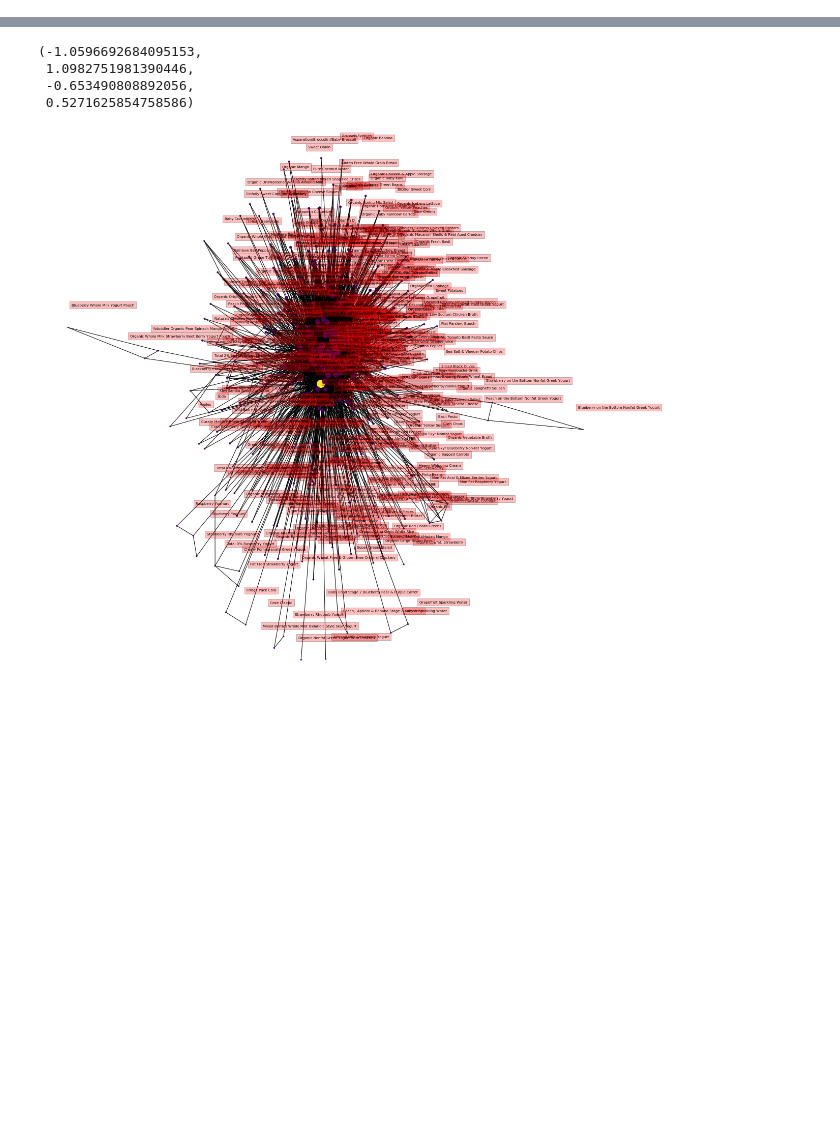
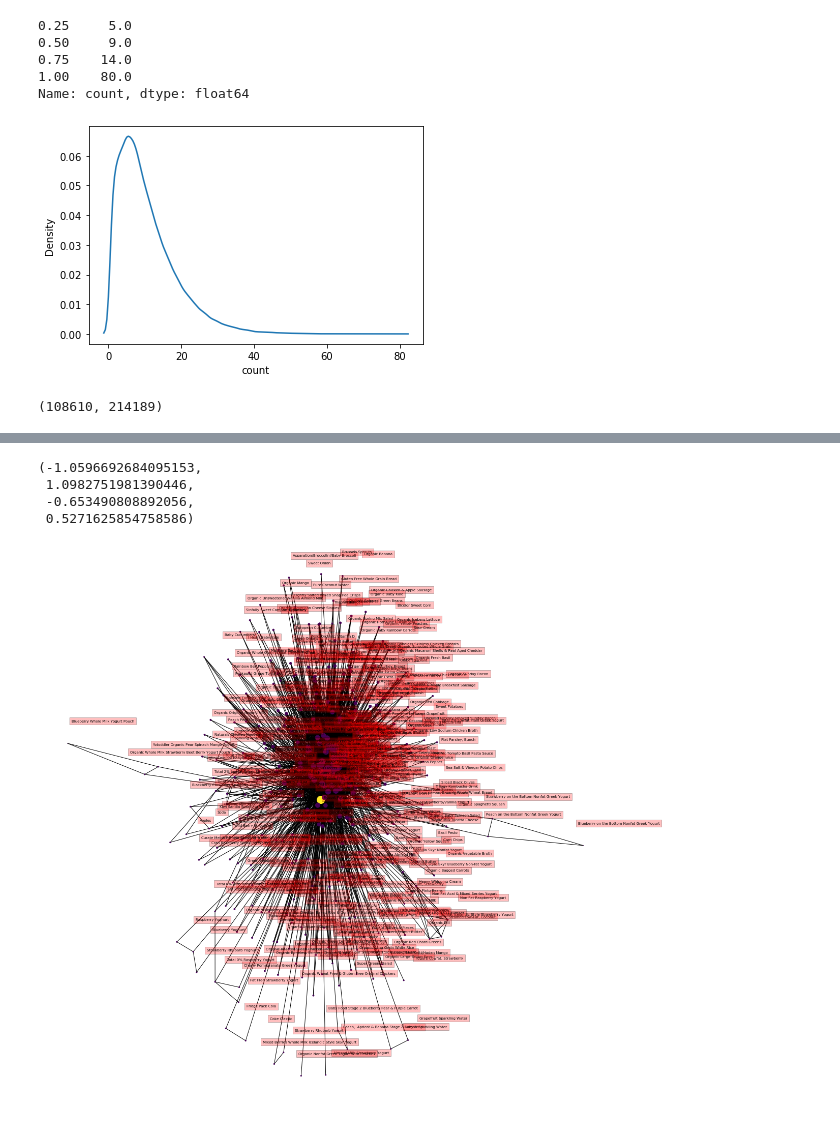
Before and after one commit to NeilSinclair/GroceryNetwork, a Jupyter notebook: Basket Network Analysis.ipynb, the cells around one changed output, grey strips where cells are left out. Drawn from its saved outputs; the diff is of its cells as text; code cells hidden in the pictures; blank space fills up the shorter version.

```diff
--- a/Basket Network Analysis.ipynb
+++ b/Basket Network Analysis.ipynb
@@ -31,0 +55,19 @@ len(order_ids)
+# %%
+# Take a look at the distribution of order counts
+counts = orders.groupby('order_id').count()
+counts.rename(columns = {'product_id':'count'}, inplace = True)
+# sns.kdeplot(data = counts, x = 'count')
+# # Get a look at the quartile distribution
+print(counts['count'].quantile([0.25,0.5,0.75,1]))
+counts.reset_index(inplace = True)
+# Only keep the order ids for the top 50% of orders
+order_ids_Q1 = counts.order_id[counts['count'] <= 5]
+order_ids_Q2  = counts.order_id[(counts['count'] <= 9) & (counts['count'] > 5)]
+# counts.head()
+# %% [output]
+0.25     5.0
+0.50     9.0
+0.75    14.0
+1.00    80.0
+Name: count, dtype: float64
+[figure, added]
@@ -36,3 +85,7 @@ orders_small = orders_small.merge(products.loc[:, ['product_id', 'product_name']
+# %%
+len(orders_small), len(orders_large)
+# %% [output]
+(108610, 214189)
 # %%
 # with open('reduced_orders.pickle', 'wb') as f:
 #     pickle.dump(orders_small, f)
```
Also changed, not shown: parts of 25 cells of this notebook, 2 other files.
